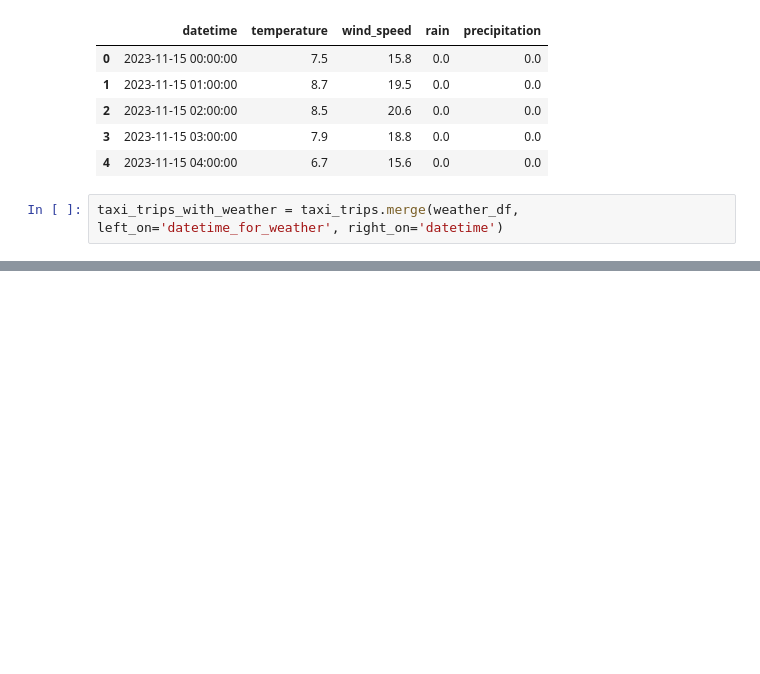
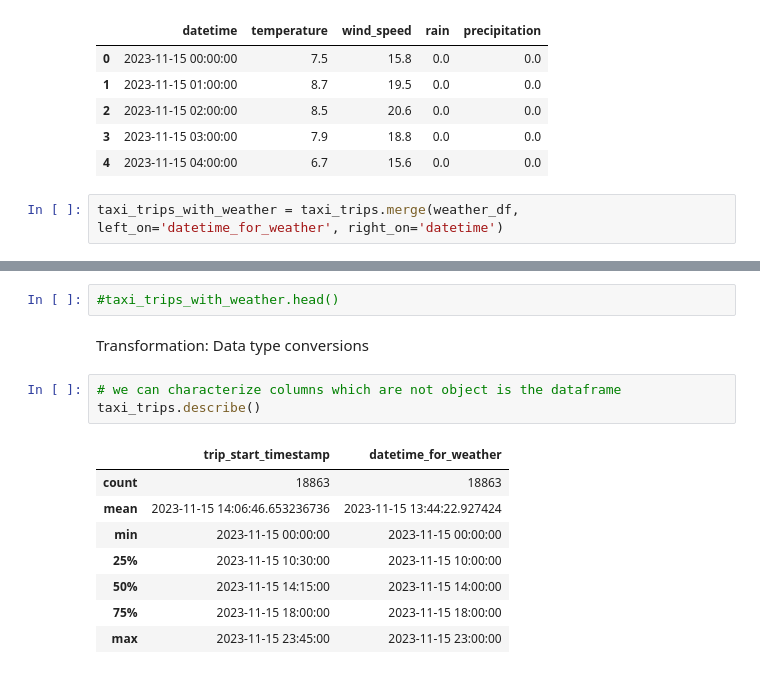
Before and after one commit to zselyigy/cubix_data_engineer_aws, a Jupyter notebook: src/scripts/06_chicago_data_to_mapping.ipynb, the cells around one changed output, grey strips where cells are left out. Drawn from its saved outputs; the diff is of its cells as text; blank space fills up the shorter version.

```diff
--- a/src/scripts/06_chicago_data_to_mapping.ipynb
+++ b/src/scripts/06_chicago_data_to_mapping.ipynb
@@ -170,0 +165,16 @@ taxi_trips_with_weather.head()
+# %%
+#taxi_trips_with_weather.head()
+# %% [markdown]
+Transformation: Data type conversions
+# %%
+# we can characterize columns which are not object is the dataframe
+taxi_trips.describe()
+# %% [output]
+|  | trip_start_timestamp | datetime_for_weather |
+| count | 18863 | 18863 |
+| mean | 2023-11-15 14:06:46.653236736 | 2023-11-15 13:44:22.927424 |
+| min | 2023-11-15 00:00:00 | 2023-11-15 00:00:00 |
+| 25% | 2023-11-15 10:30:00 | 2023-11-15 10:00:00 |
+| 50% | 2023-11-15 14:15:00 | 2023-11-15 14:00:00 |
+| 75% | 2023-11-15 18:00:00 | 2023-11-15 18:00:00 |
+| max | 2023-11-15 23:45:00 | 2023-11-15 23:00:00 |
```
Also changed, not shown: parts of 9 cells of this notebook.
